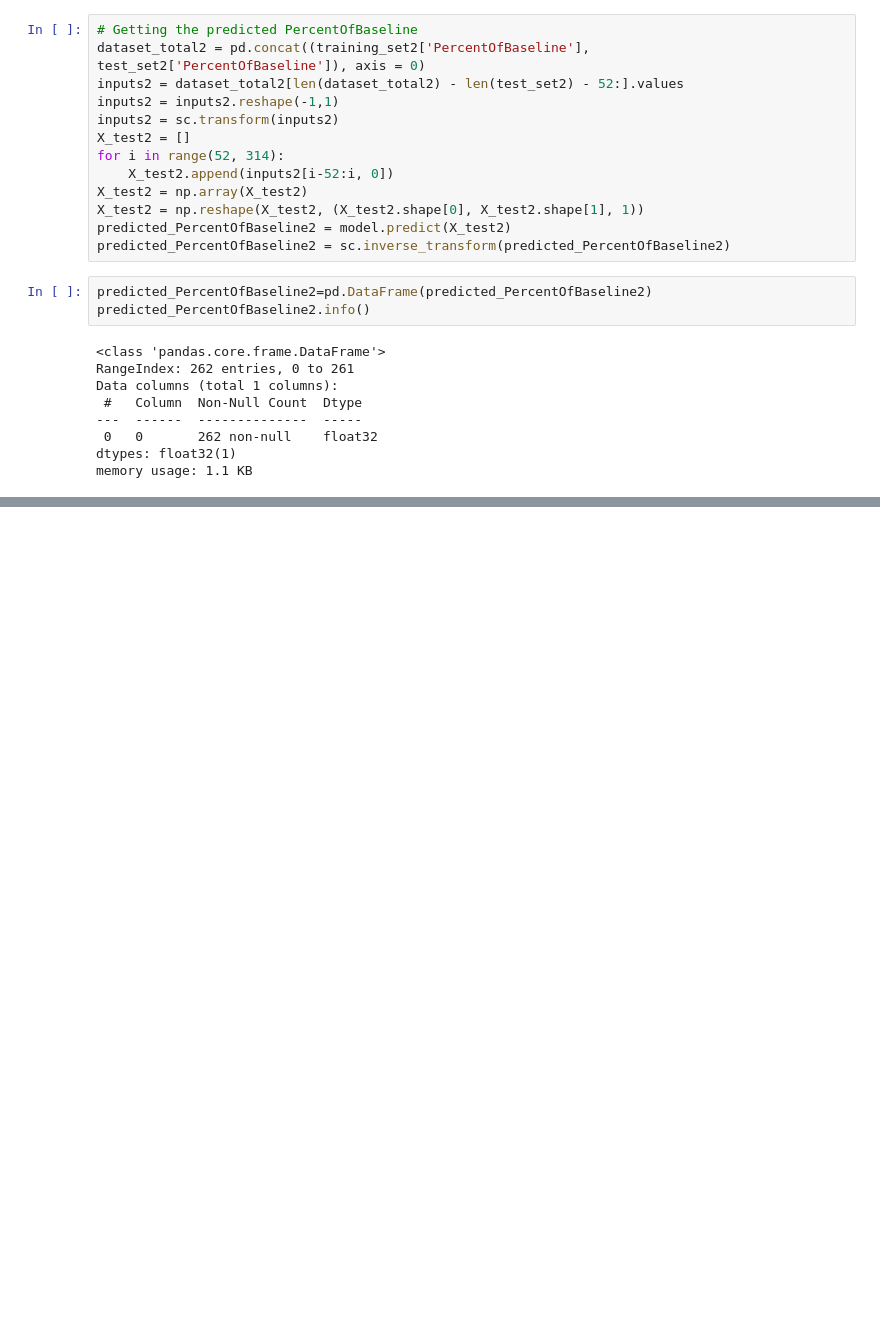
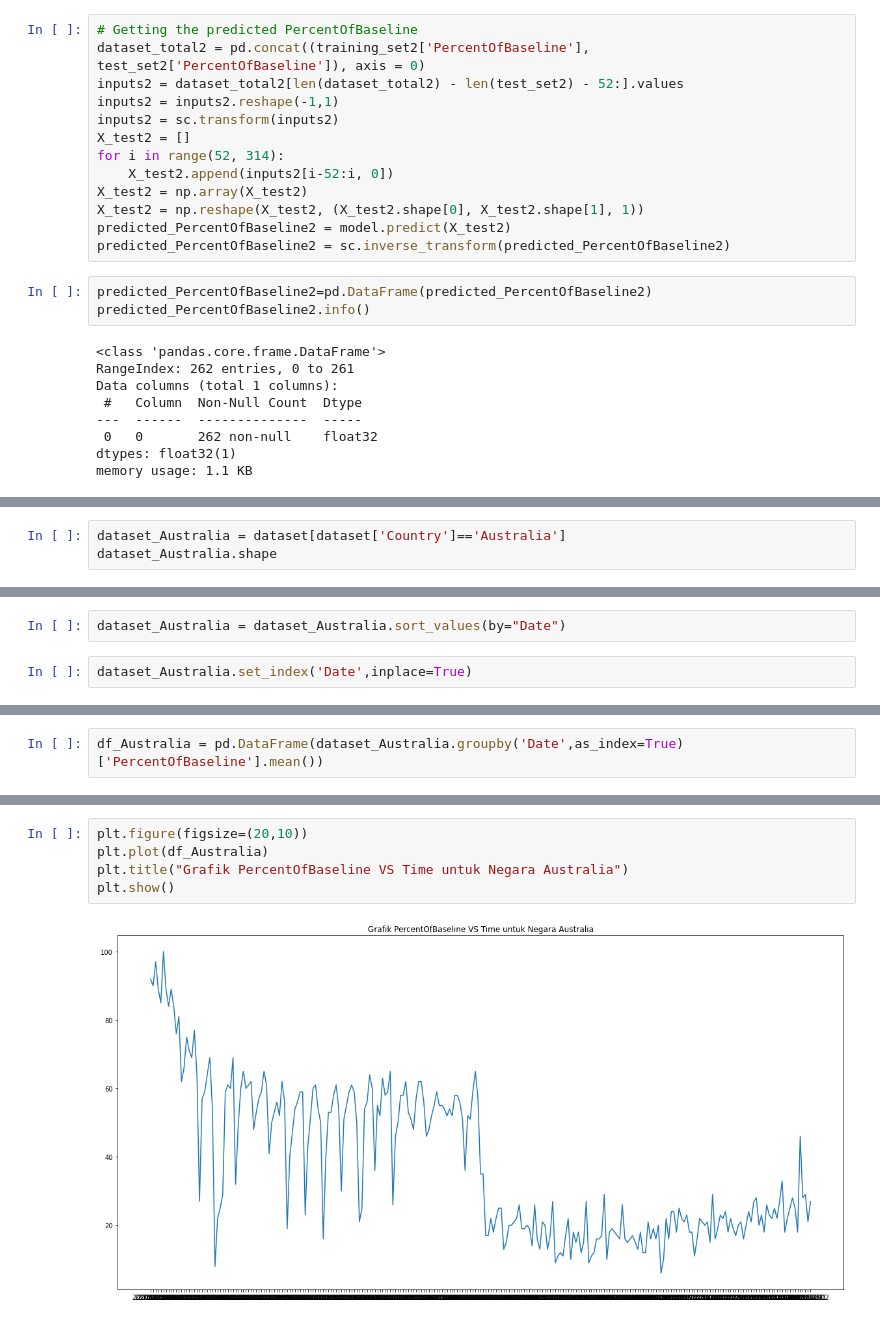
Before and after one commit to Wriyadi/DTS-PRO, a Jupyter notebook: DemoDay_AirportTraffic.ipynb, the cells around one changed output, grey strips where cells are left out. Cells and saved outputs as stored; diff of their text form; blank space fills up the shorter version.

```diff
--- a/DemoDay_AirportTraffic.ipynb
+++ b/DemoDay_AirportTraffic.ipynb
@@ -817,0 +820,3 @@ plt.show()
+# %%
+dataset_Australia = dataset[dataset['Country']=='Australia']
+dataset_Australia.shape
@@ -817,0 +860,4 @@ plt.show()
+# %%
+dataset_Australia = dataset_Australia.sort_values(by="Date")
+# %%
+dataset_Australia.set_index('Date',inplace=True)
@@ -817,0 +874,2 @@ plt.show()
+# %%
+df_Australia = pd.DataFrame(dataset_Australia.groupby('Date',as_index=True)['PercentOfBaseline'].mean())
@@ -817,0 +890,7 @@ plt.show()
+# %%
+plt.figure(figsize=(20,10))
+plt.plot(df_Australia)
+plt.title("Grafik PercentOfBaseline VS Time untuk Negara Australia")
+plt.show()
+# %% [output]
+[figure, added]
```
Also changed, not shown: parts of 35 cells of this notebook.
